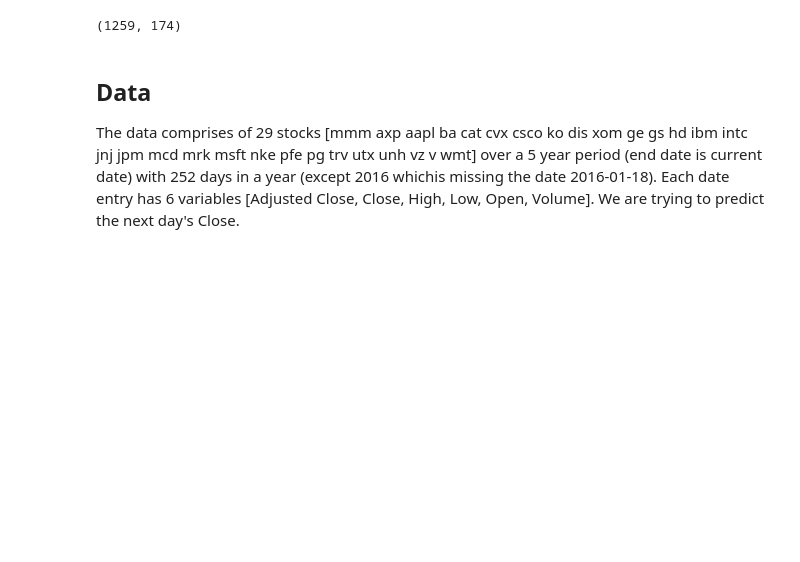
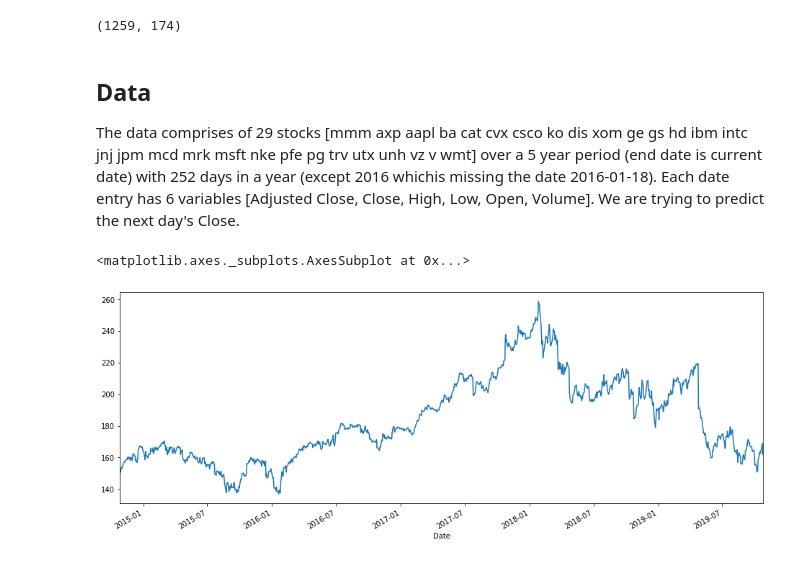
Before and after one commit to Samarmy/CS545TP, a Jupyter notebook: Armstrong-Choudhary-Hua-project.ipynb, the cells around one changed output. Saved outputs shown, nothing was run; the diff lists cells and outputs as text; code cells hidden in the pictures; blank space fills up the shorter version.

```diff
--- a/Armstrong-Choudhary-Hua-project.ipynb
+++ b/Armstrong-Choudhary-Hua-project.ipynb
@@ -39,0 +110,5 @@ The data comprises of 29 stocks [mmm axp aapl ba cat cvx csco ko dis xom ge gs h
+# %%
+MMM['Close'].plot(figsize=(16,6))
+# %% [output]
+<matplotlib.axes._subplots.AxesSubplot at 0x...>
+[figure, added]
```
Also changed, not shown: parts of 12 cells of this notebook.
